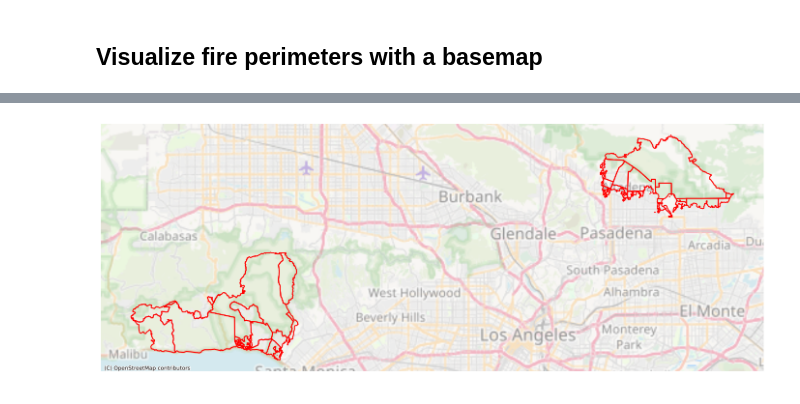
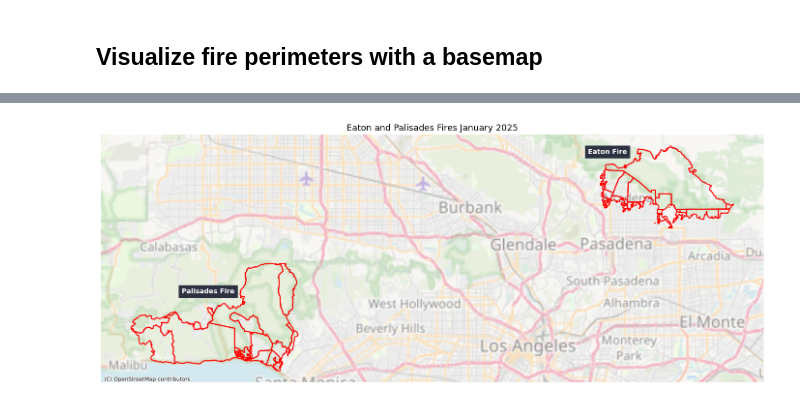
Before and after one commit to sofiiir/eds220-2025-sections, a Jupyter notebook: eaton-palisades-fires.ipynb, the cells around one changed output, grey strips where cells are left out. Cells and saved outputs as stored; diff of their text form; code cells hidden in the pictures.

Commit message:
Plot basemap

```diff
--- a/eaton-palisades-fires.ipynb
+++ b/eaton-palisades-fires.ipynb
@@ -142,31 +142,43 @@ Datum: World Geodetic System 1984 ensemble
 - Prime Meridian: Greenwich
 # %%
 fig, ax = plt.subplots(1, 1, figsize=(14, 12))
+ax.axis('off')
 
 # ADD FIRE PERIMETERS: UPDATE FILL TRANSPARENCY AND COLOR
 palisades_clip.plot(ax=ax,
                     color = 'none',
                     edgecolor='red',
                     linewidth = 1.5)
 
 eaton_clip.plot(ax = ax,
                 color = 'none',
-                    edgecolor='red',
-                    linewidth = 1.5)
+                edgecolor='red',
+                linewidth = 1.5)
+
+# Add an Eaton Fire label
+plt.figtext(x = .73,
+            y = .68,
+            s ="Eaton Fire",
+            weight = 'bold',
+           color = "white",
+           backgroundcolor =  "#2D3142")
+
+# Add a Palisade Fire label
+plt.figtext(x = .13,
+            y = .44,
+            s ="Palisades Fire",
+            weight = 'bold',
+           color = "white",
+           backgroundcolor =  "#2D3142")
+
+# Add a title
+ax.set_title('Eaton and Palisades Fires January 2025', fontsize = 13)
 
 # Add basemap using contextily
 ctx.add_basemap(ax, source=ctx.providers.OpenStreetMap.Mapnik, alpha = .5)
 
 
-
-
-# ADD LEGEND OR ANNOTATION TO IDENTIFY EACH FIRE
-
-# ADD TITLE
-
-ax.axis('off')
-
 plt.tight_layout()
 plt.show()
 # %% [output]
-[figure, old version]
+[figure, new version]
```
